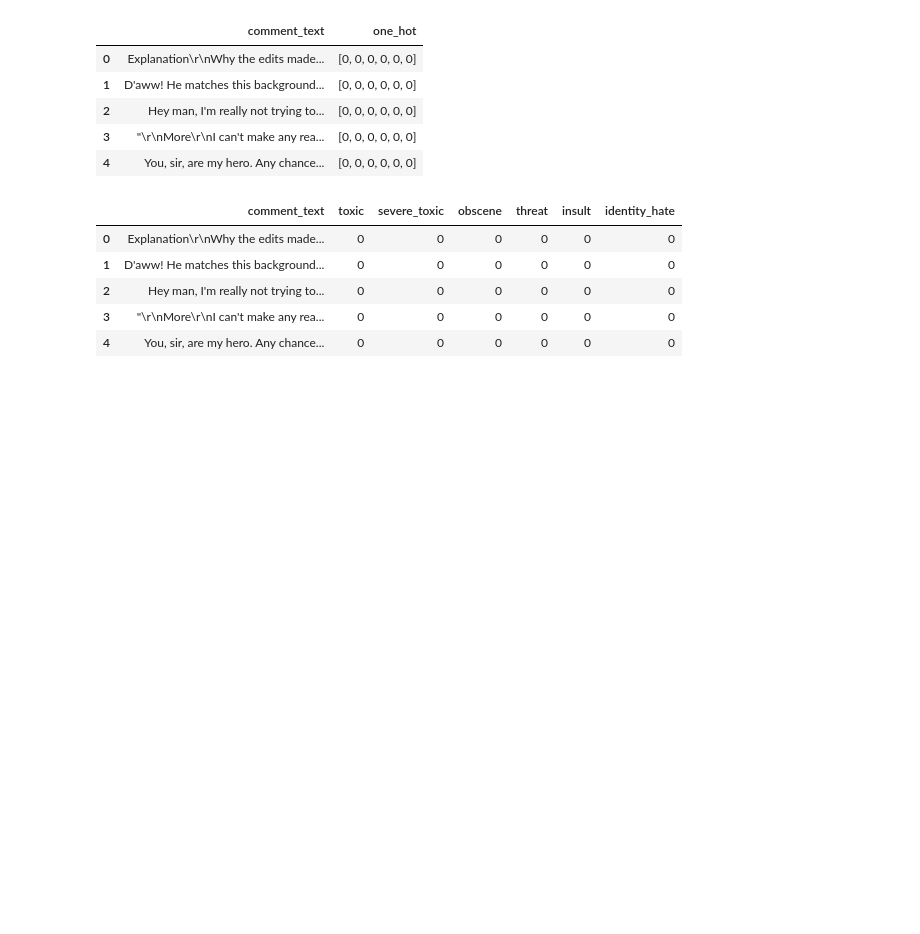
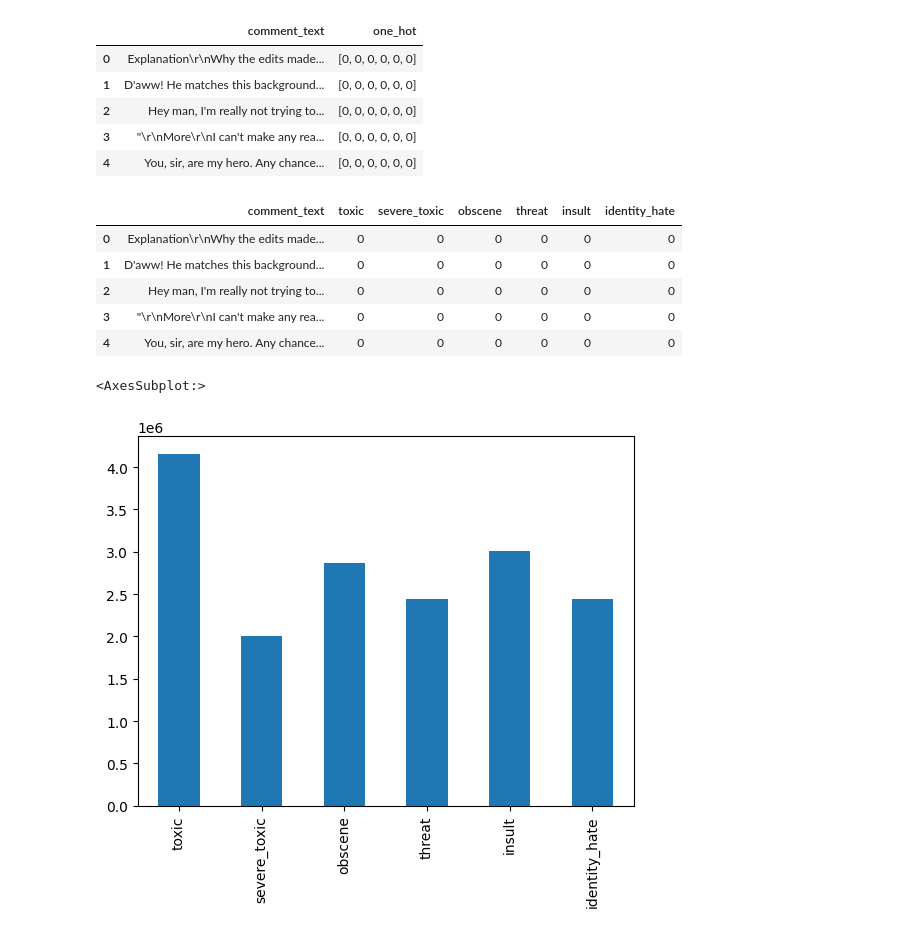
Before and after one commit to pandermatt/hatey-bot-backend, a Jupyter notebook: research/oversampling.ipynb, the cells around one changed output. Drawn from its saved outputs; the diff is of its cells as text; code cells hidden in the pictures; blank space fills up the shorter version.

Commit message:
added plot

```diff
--- a/research/oversampling.ipynb
+++ b/research/oversampling.ipynb
@@ -116,6 +116,11 @@ df.head()
 | 2 | Hey man, I'm really not trying to... | 0 | 0 | 0 | 0 | 0 | 0 |
 | 3 | "\r\nMore\r\nI can't make any rea... | 0 | 0 | 0 | 0 | 0 | 0 |
 | 4 | You, sir, are my hero. Any chance... | 0 | 0 | 0 | 0 | 0 | 0 |
+# %%
+df[label_columns].sum(axis=0).plot(kind='bar')
+# %% [output]
+<AxesSubplot:>
+[figure, added]
 # %%
 # save the balanced dataset to a csv file in the data/input folder
 path = "../data/input/"
```
Also changed, not shown: parts of 4 cells of this notebook.
